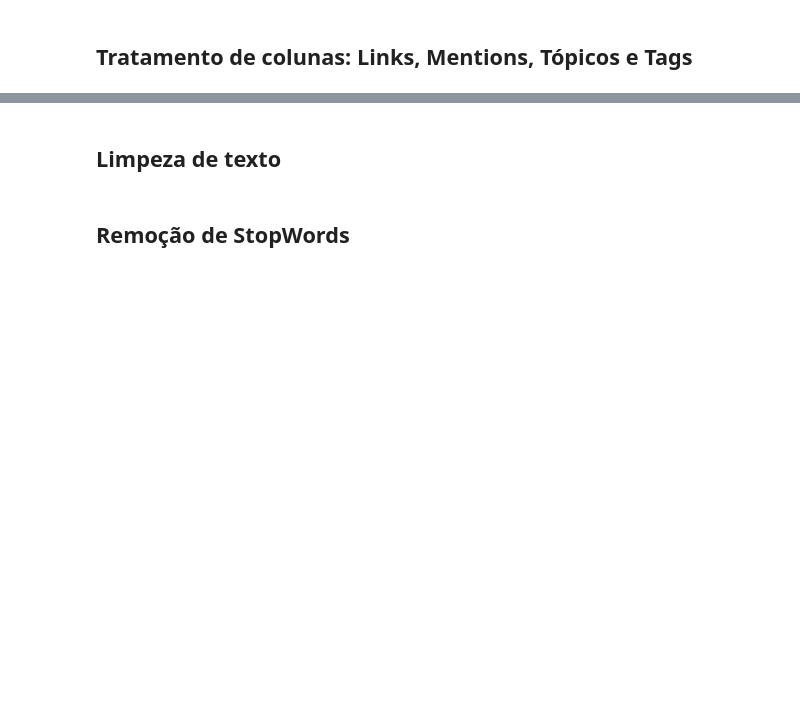
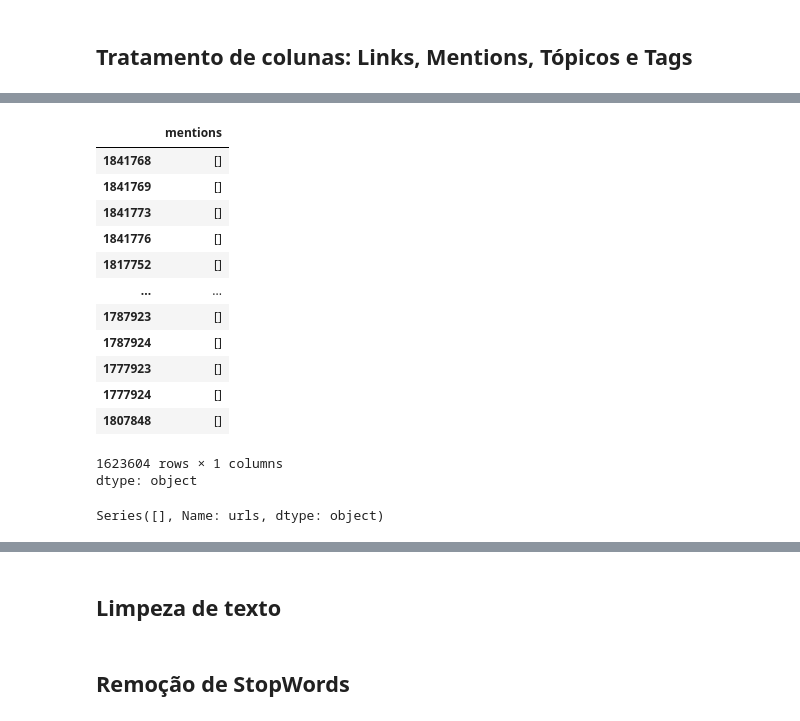
Before and after one commit to VictorHugoMartins/israel_x_palestine_data_analysis, a Jupyter notebook: preprocess.ipynb, the cells around one changed output, grey strips where cells are left out. Saved outputs shown, nothing was run; the diff lists cells and outputs as text; code cells hidden in the pictures; blank space fills up the shorter version.

```diff
--- a/preprocess.ipynb
+++ b/preprocess.ipynb
@@ -440,0 +478,26 @@ palestine_df_comments['mentions'] = palestine_df_comments['comment'].apply(extra
+# %%
+palestine_df_comments['mentions'] = palestine_df_comments['comment'].apply(extract_mentions)
+palestine_df_comments['mentions']
+# %% [output]
+|  | mentions |
+| 1841768 | [] |
+| 1841769 | [] |
+| 1841773 | [] |
+| 1841776 | [] |
+| 1817752 | [] |
+| ... | ... |
+| 1787923 | [] |
+| 1787924 | [] |
+| 1777923 | [] |
+| 1777924 | [] |
+| 1807848 | [] |
+1623604 rows × 1 columns
+dtype: object
+# %%
+# Filtra as URLs não nulas e que não são listas vazias
+non_empty_urls = palestine_df_comments[palestine_df_comments['urls'].apply(lambda x: isinstance(x, str) and x != '[]')]
+
+# Imprime as primeiras 20 URLs não nulas e não vazias
+print(non_empty_urls['urls'].head(20))
+# %% [output]
+Series([], Name: urls, dtype: object)
```
Also changed, not shown: parts of 14 cells of this notebook.
